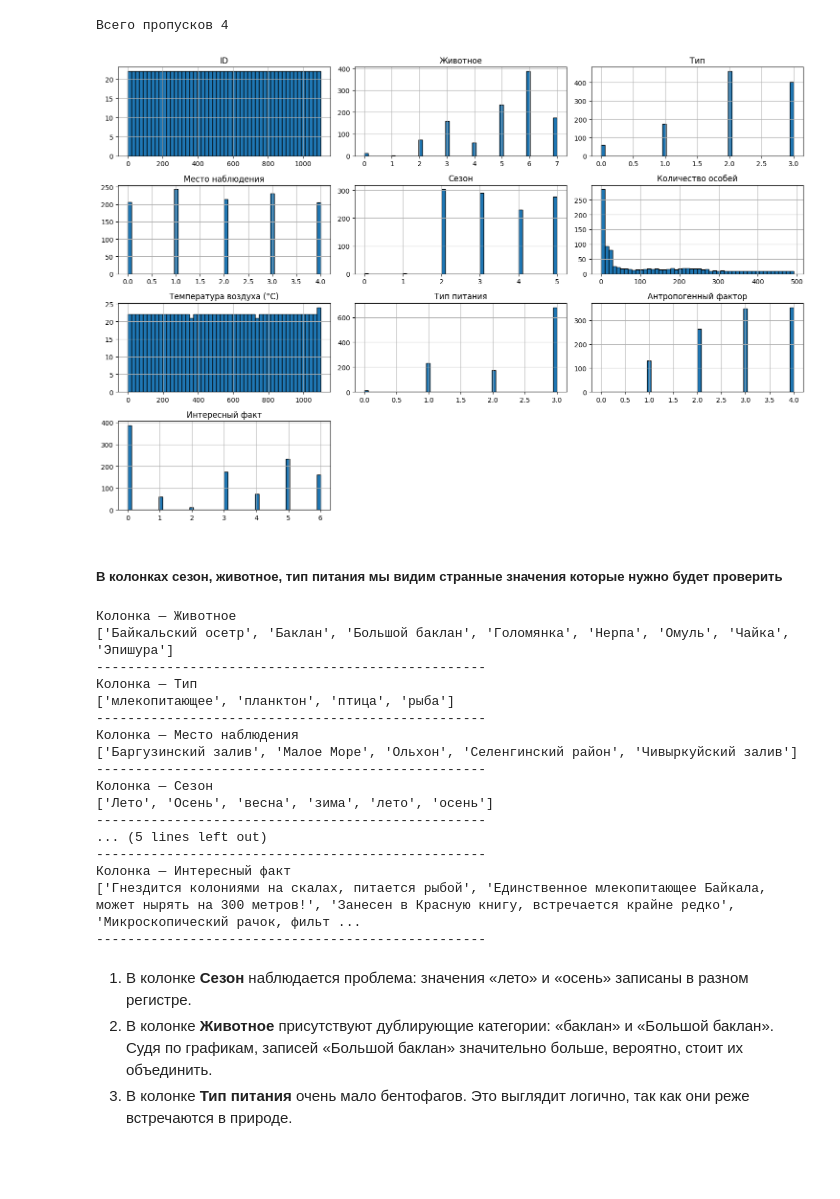
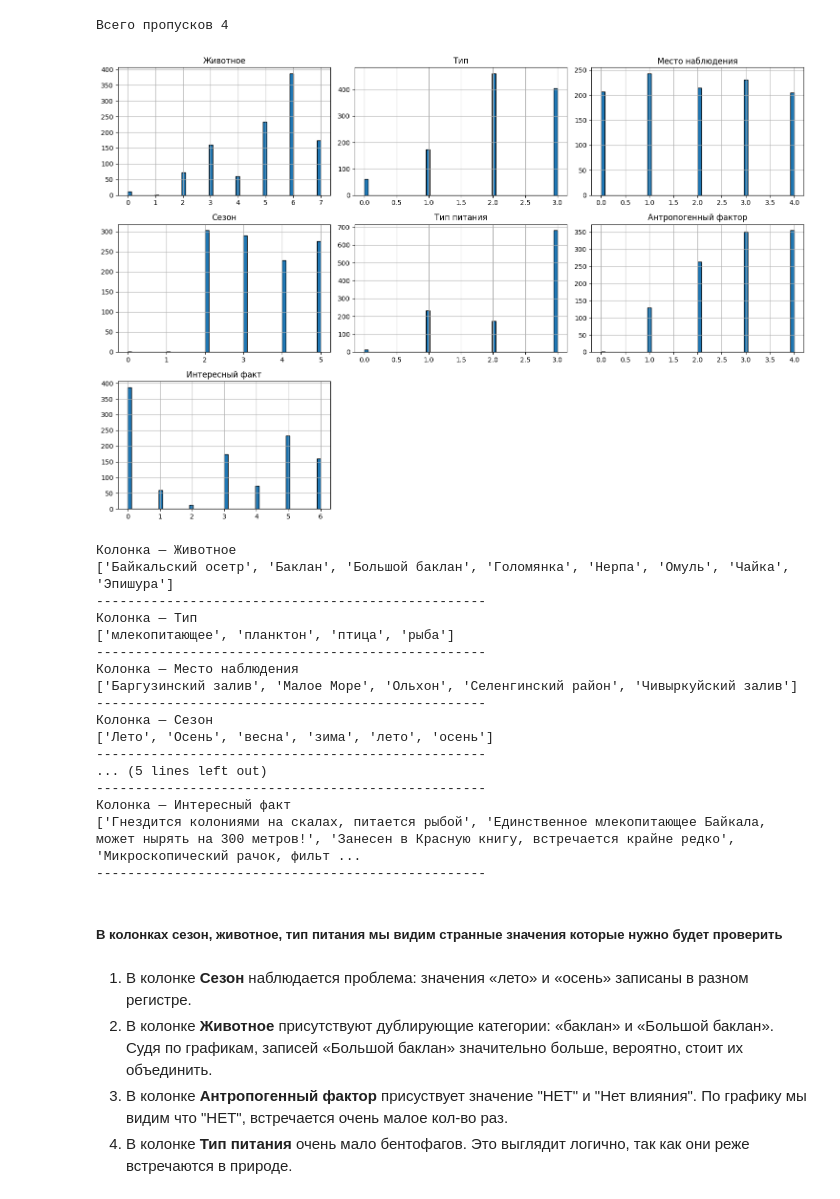
Before and after one commit to Dest1n640/Infographics, a Jupyter notebook: 01_EDA/main.ipynb, the cells around one changed output. Saved outputs shown, nothing was run; the diff lists cells and outputs as text; code cells hidden in the pictures; blank space fills up the shorter version.

Commit message:
Add num and categorical visualization

```diff
--- a/01_EDA/main.ipynb
+++ b/01_EDA/main.ipynb
@@ -77,47 +77,52 @@ print(f"Всего пропусков {int(df.isna().sum().sum())}")
 # %% [output]
 Всего пропусков 4
 # %%
-def data_visualization(df, num_data):
+def data_categ_visualization(df, num_data):
   df_copy = df.copy()
-  for col in df:
-    for num_col in num_data:
-      if num_col != col:
-        lb = LabelEncoder()
-        df_copy[col] = lb.fit_transform(df_copy[col])
+
+  for col in df_copy.columns:
+    if col in num_data:
+      df_copy = df_copy.drop(col, axis=1)
+    else:
+      lb = LabelEncoder()
+      df_copy[col] = lb.fit_transform(df_copy[col].astype(str))
+
   df_copy.hist(figsize=(15, 10), bins=50, edgecolor='black')
   plt.tight_layout()
   plt.show()
 
-data_visualization(df, num_data)
+def print_data(df, num_data):
+  for col in df.columns:
+    if col not in num_data:
+      print(f'Колонка — {col}')
+      print(sorted(df[col].astype(str).unique()))
+      print("-" * 50)
+
+data_categ_visualization(df, num_data)
+print_data(df, num_data)
 # %% [output]
-[figure, old version]
+[figure, new version]
+Колонка — Животное
+['Байкальский осетр', 'Баклан', 'Большой баклан', 'Голомянка', 'Нерпа', 'Омуль', 'Чайка', 'Эпишура']
+--------------------------------------------------
+Колонка — Тип
+['млекопитающее', 'планктон', 'птица', 'рыба']
+--------------------------------------------------
+Колонка — Место наблюдения
+['Баргузинский залив', 'Малое Море', 'Ольхон', 'Селенгинский район', 'Чивыркуйский залив']
+--------------------------------------------------
+Колонка — Сезон
+['Лето', 'Осень', 'весна', 'зима', 'лето', 'осень']
+--------------------------------------------------
+... (5 lines left out)
+--------------------------------------------------
+Колонка — Интересный факт
+['Гнездится колониями на скалах, питается рыбой', 'Единственное млекопитающее Байкала, может нырять на 300 метров!', 'Занесен в Красную книгу, встречается крайне редко', 'Микроскопический рачок, фильт ...
+--------------------------------------------------
 # %% [markdown]
 ##### В колонках сезон, животное, тип питания мы видим странные значения которые нужно будет проверить
-# %%
-for col in df.columns:
-    if col not in num_data:
-        print(f'Колонка — {col}')
-        print(sorted(df[col].astype(str).unique()))
-        print("-" * 50)
-# %% [output]
-Колонка — Животное
-['Байкальский осетр', 'Баклан', 'Большой баклан', 'Голомянка', 'Нерпа', 'Омуль', 'Чайка', 'Эпишура']
---------------------------------------------------
-Колонка — Тип
-['млекопитающее', 'планктон', 'птица', 'рыба']
---------------------------------------------------
-Колонка — Место наблюдения
-['Баргузинский залив', 'Малое Море', 'Ольхон', 'Селенгинский район', 'Чивыркуйский залив']
---------------------------------------------------
-Колонка — Сезон
-['Лето', 'Осень', 'весна', 'зима', 'лето', 'осень']
---------------------------------------------------
-... (5 lines left out)
---------------------------------------------------
-Колонка — Интересный факт
-['Гнездится колониями на скалах, питается рыбой', 'Единственное млекопитающее Байкала, может нырять на 300 метров!', 'Занесен в Красную книгу, встречается крайне редко', 'Микроскопический рачок, фильт ...
---------------------------------------------------
 # %% [markdown]
 1. В колонке **Сезон** наблюдается проблема: значения «лето» и «осень» записаны в разном регистре.
 2. В колонке **Животное** присутствуют дублирующие категории: «баклан» и «Большой баклан». Судя по графикам, записей «Большой баклан» значительно больше, вероятно, стоит их объединить.
-3. В колонке **Тип питания** очень мало бентофагов. Это выглядит логично, так как они реже встречаются в природе.
+3. В колонке **Антропогенный фактор** присуствует значение "НЕТ" и "Нет влияния". По графику мы видим что "НЕТ", встречается очень малое кол-во раз.
+4. В колонке **Тип питания** очень мало бентофагов. Это выглядит логично, так как они реже встречаются в природе.
```
Also changed, not shown: parts of 3 cells of this notebook.
